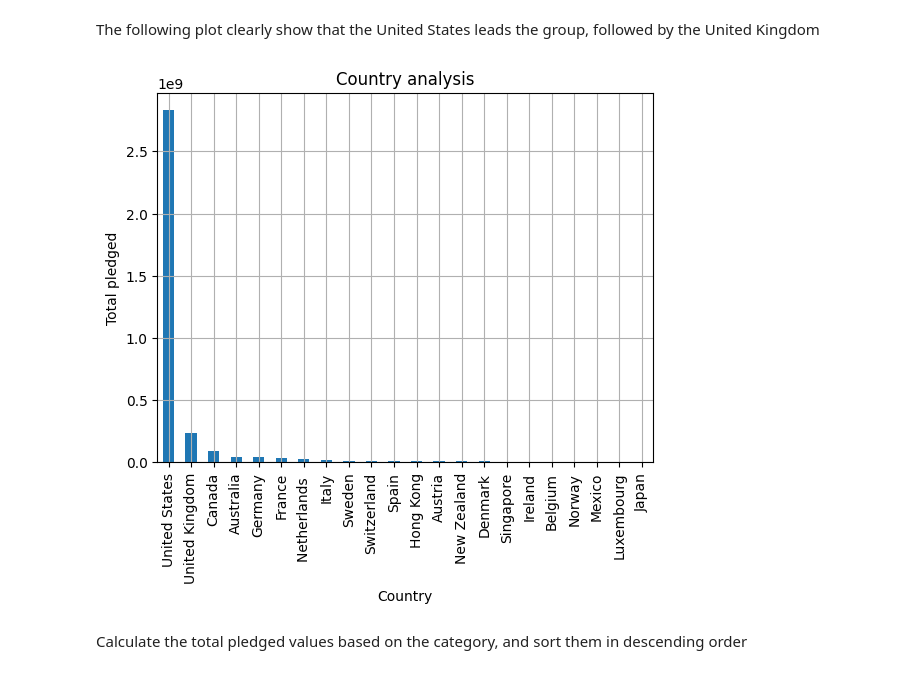
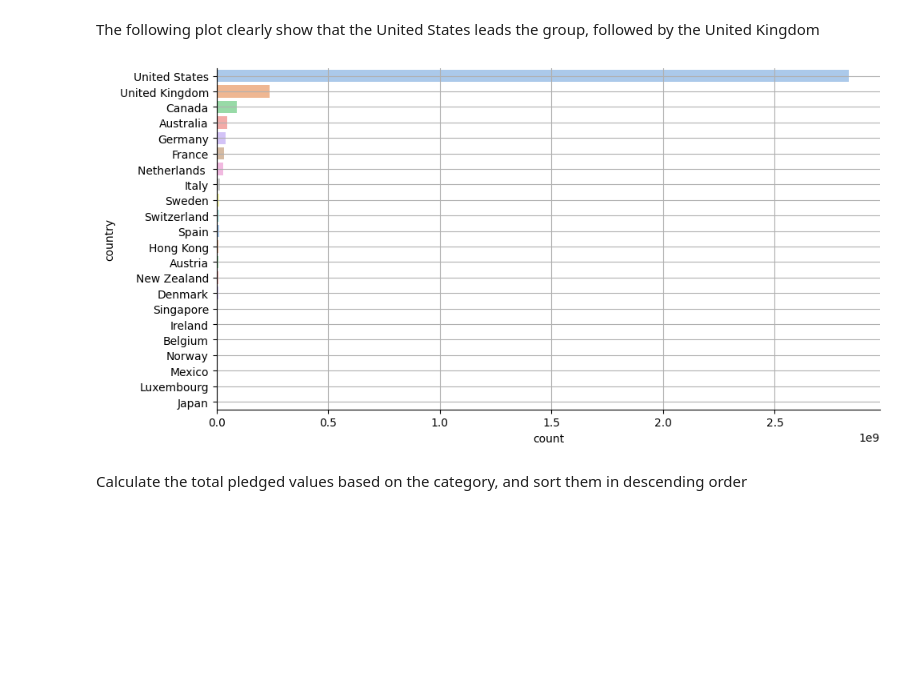
Before and after one commit to eulogi92/Portfolio, a Jupyter notebook: Python/3. KICKSTARTER PROJECTS/Python_Project_Kickstarter.ipynb, the cells around one changed output. Cells and saved outputs as stored; diff of their text form; code cells hidden in the pictures; blank space fills up the shorter version.

```diff
--- a/Python/3. KICKSTARTER PROJECTS/Python_Project_Kickstarter.ipynb
+++ b/Python/3. KICKSTARTER PROJECTS/Python_Project_Kickstarter.ipynb
@@ -248,15 +248,17 @@ Japan                 115889
 Name: Pledged, dtype: int64
 # %% [markdown]
 The following plot clearly show that the United States leads the group, followed by the United Kingdom
-# %%
-df.groupby("Country")["Pledged"].sum().sort_values(ascending=False).plot(kind="bar")
-plt.xlabel("Country")
-plt.ylabel("Total pledged")
-plt.title("Country analysis")
-plt.grid()
-plt.show()
-# %% [output]
-[figure, removed]
+# %%
+data=pd.DataFrame({'index':df.groupby("Country")["Pledged"].sum().sort_values(ascending=False).index,
+                    'values':df.groupby("Country")["Pledged"].sum().sort_values(ascending=False).values})
+
+sns.catplot(data=data, x=data['values'], y=data['index'], kind="bar", palette="pastel", legend=False,height = 5, aspect = 2)
+plt.grid()
+plt.xlabel("count")
+plt.ylabel("country")
+plt.show()
+# %% [output]
+[figure, added]
 # %% [markdown]
 Calculate the total pledged values based on the category, and sort them in descending order
 # %%
```
Also changed, not shown: parts of 16 cells of this notebook.
